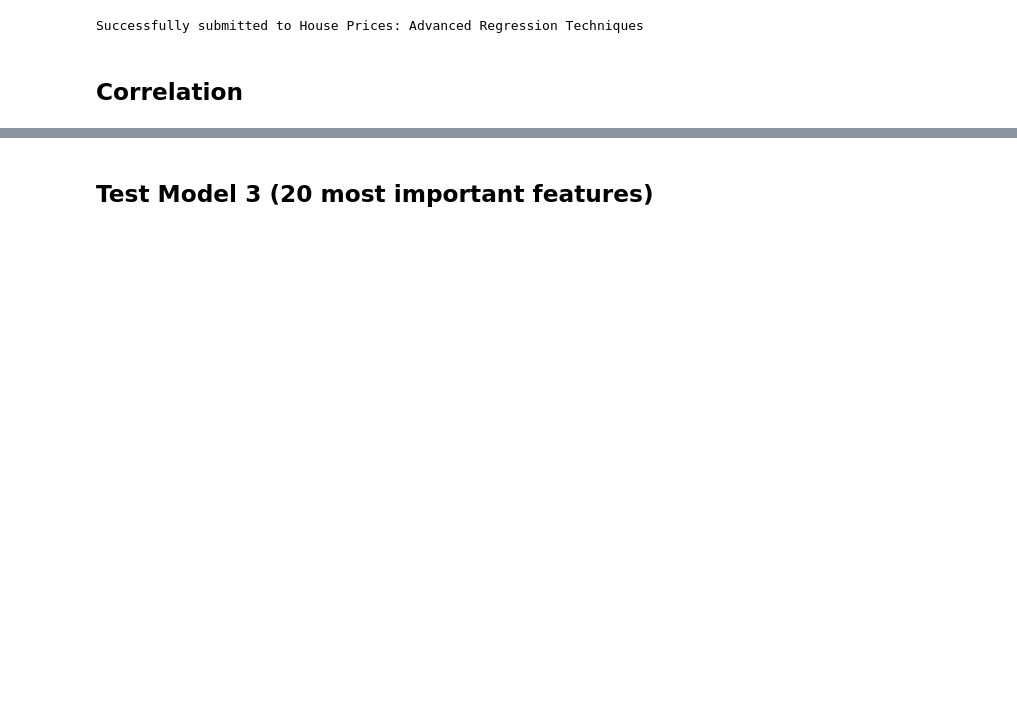
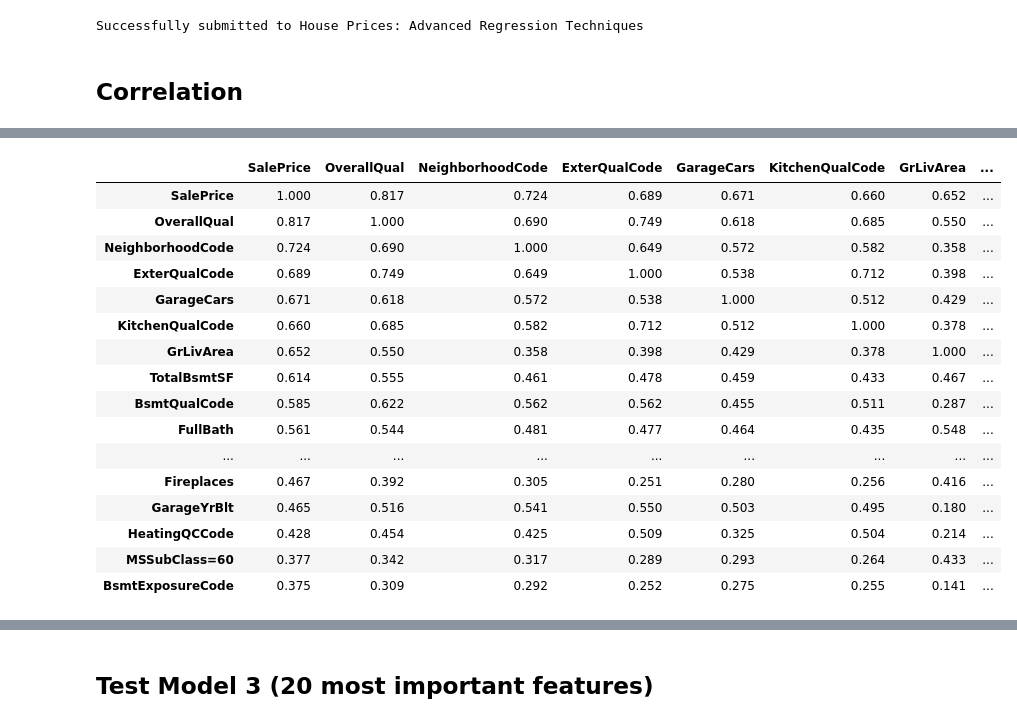
Before and after one commit to AmauryLepicard/house-prices, a Jupyter notebook: House Prices Kaggle.ipynb, the cells around one changed output, grey strips where cells are left out. Saved outputs shown, nothing was run; the diff lists cells and outputs as text; code cells hidden in the pictures; blank space fills up the shorter version.

```diff
--- a/House Prices Kaggle.ipynb
+++ b/House Prices Kaggle.ipynb
@@ -302,3 +360,23 @@ Index(['SalePrice', 'OverallQual2', 'OverallQual', 'NeighborhoodCode2',
+# %%
+corrmat
+# %% [output]
+|  | SalePrice | OverallQual | NeighborhoodCode | ExterQualCode | GarageCars | KitchenQualCode | GrLivArea | ... |
+| SalePrice | 1.000 | 0.817 | 0.724 | 0.689 | 0.671 | 0.660 | 0.652 | ... |
+| OverallQual | 0.817 | 1.000 | 0.690 | 0.749 | 0.618 | 0.685 | 0.550 | ... |
+| NeighborhoodCode | 0.724 | 0.690 | 1.000 | 0.649 | 0.572 | 0.582 | 0.358 | ... |
+| ExterQualCode | 0.689 | 0.749 | 0.649 | 1.000 | 0.538 | 0.712 | 0.398 | ... |
+| GarageCars | 0.671 | 0.618 | 0.572 | 0.538 | 1.000 | 0.512 | 0.429 | ... |
+| KitchenQualCode | 0.660 | 0.685 | 0.582 | 0.712 | 0.512 | 1.000 | 0.378 | ... |
+| GrLivArea | 0.652 | 0.550 | 0.358 | 0.398 | 0.429 | 0.378 | 1.000 | ... |
+| TotalBsmtSF | 0.614 | 0.555 | 0.461 | 0.478 | 0.459 | 0.433 | 0.467 | ... |
+| BsmtQualCode | 0.585 | 0.622 | 0.562 | 0.562 | 0.455 | 0.511 | 0.287 | ... |
+| FullBath | 0.561 | 0.544 | 0.481 | 0.477 | 0.464 | 0.435 | 0.548 | ... |
+| ... | ... | ... | ... | ... | ... | ... | ... | ... |
+| Fireplaces | 0.467 | 0.392 | 0.305 | 0.251 | 0.280 | 0.256 | 0.416 | ... |
+| GarageYrBlt | 0.465 | 0.516 | 0.541 | 0.550 | 0.503 | 0.495 | 0.180 | ... |
+| HeatingQCCode | 0.428 | 0.454 | 0.425 | 0.509 | 0.325 | 0.504 | 0.214 | ... |
+| MSSubClass=60 | 0.377 | 0.342 | 0.317 | 0.289 | 0.293 | 0.264 | 0.433 | ... |
+| BsmtExposureCode | 0.375 | 0.309 | 0.292 | 0.252 | 0.275 | 0.255 | 0.141 | ... |
 # %%
 df_train.tail()
 # %% [output]
```
Also changed, not shown: parts of 25 cells of this notebook, 1 other file.
